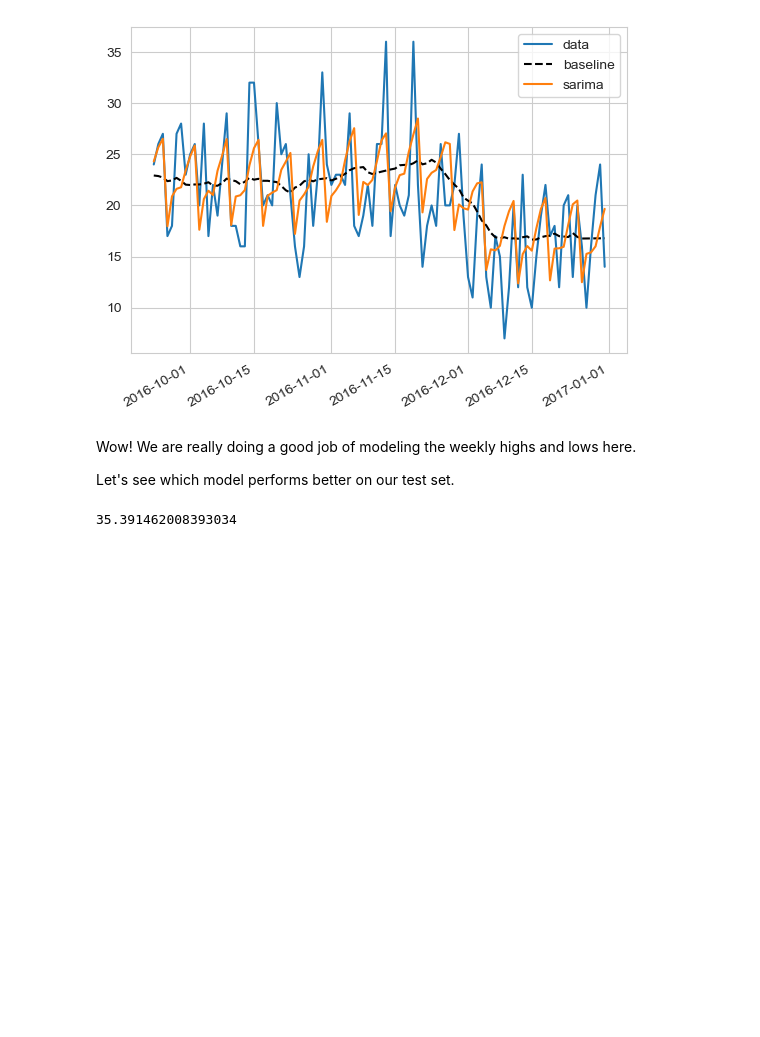
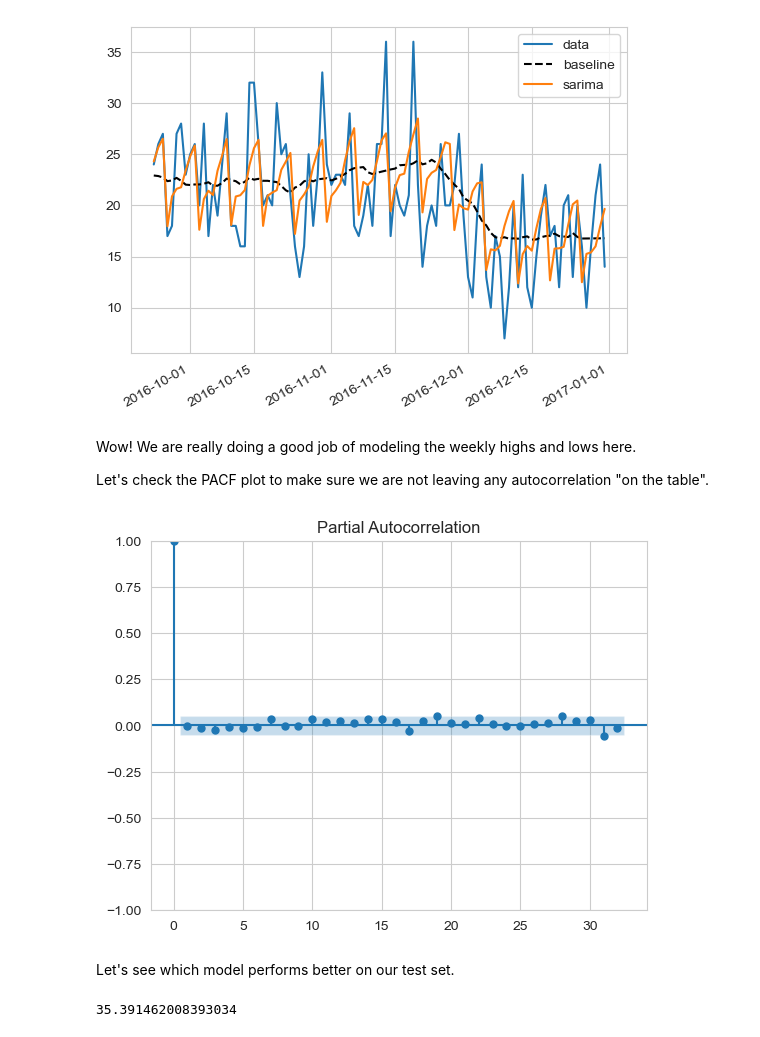
Before and after one commit to parabamoghv/Erdos_AU2024_copy, a Jupyter notebook: week_07_time_series_II/lecture_7/3_SARIMA.ipynb, the cells around one changed output. Drawn from its saved outputs; the diff is of its cells as text; code cells hidden in the pictures; blank space fills up the shorter version.

```diff
--- a/week_07_time_series_II/lecture_7/3_SARIMA.ipynb
+++ b/week_07_time_series_II/lecture_7/3_SARIMA.ipynb
@@ -380,9 +384,18 @@ plt.legend()
 plt.show()
 # %% [output]
 [figure]
+# %% [markdown]
+Wow!  We are really doing a good job of modeling the weekly highs and lows here.
+
+Let's check the PACF plot to make sure we are not leaving any autocorrelation "on the table".
+# %%
+roll_train_preds + fitted_arima.fittedvalues
+
+plot_pacf(df_train.sales - (roll_train_preds + fitted_arima.fittedvalues))
+plt.show()
+# %% [output]
+[figure, added]
 # %% [markdown]
-Wow!  We are really doing a good job of modeling the weekly highs and lows here.
-
 Let's see which model performs better on our test set.
 # %%
 from sklearn.metrics import mean_squared_error
```
Also changed, not shown: parts of 4 cells of this notebook.
